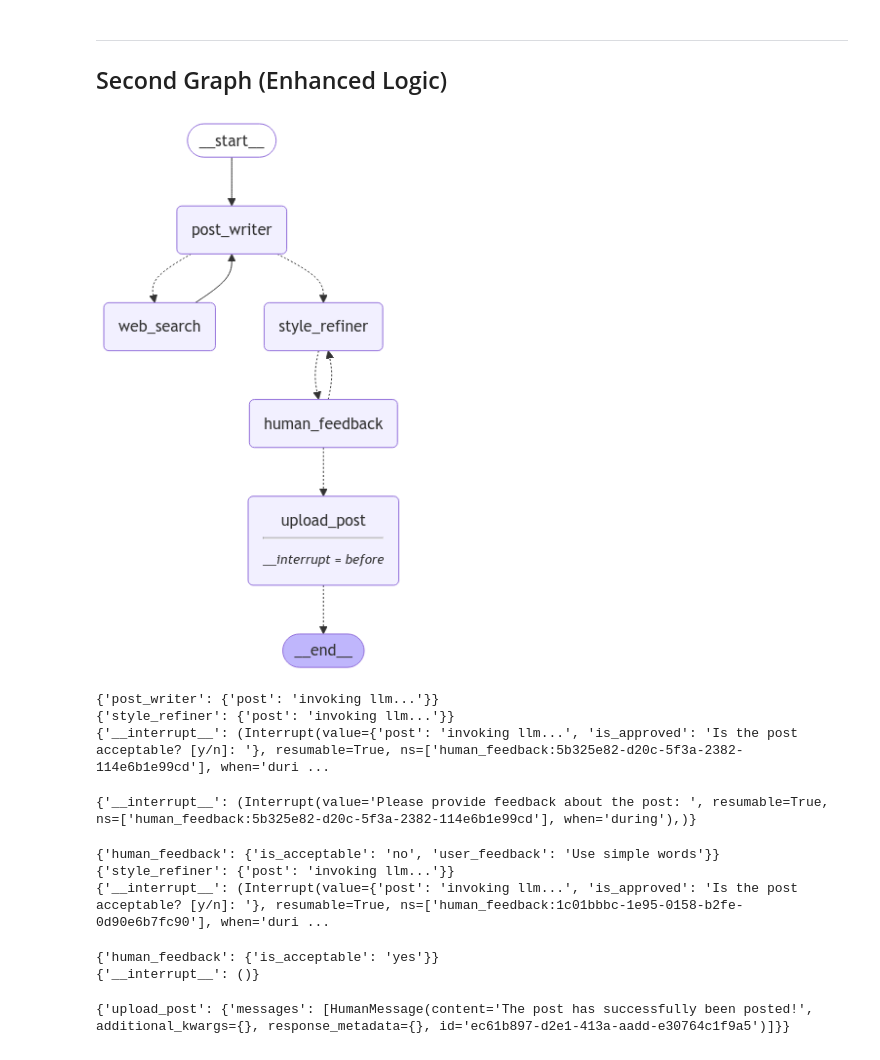
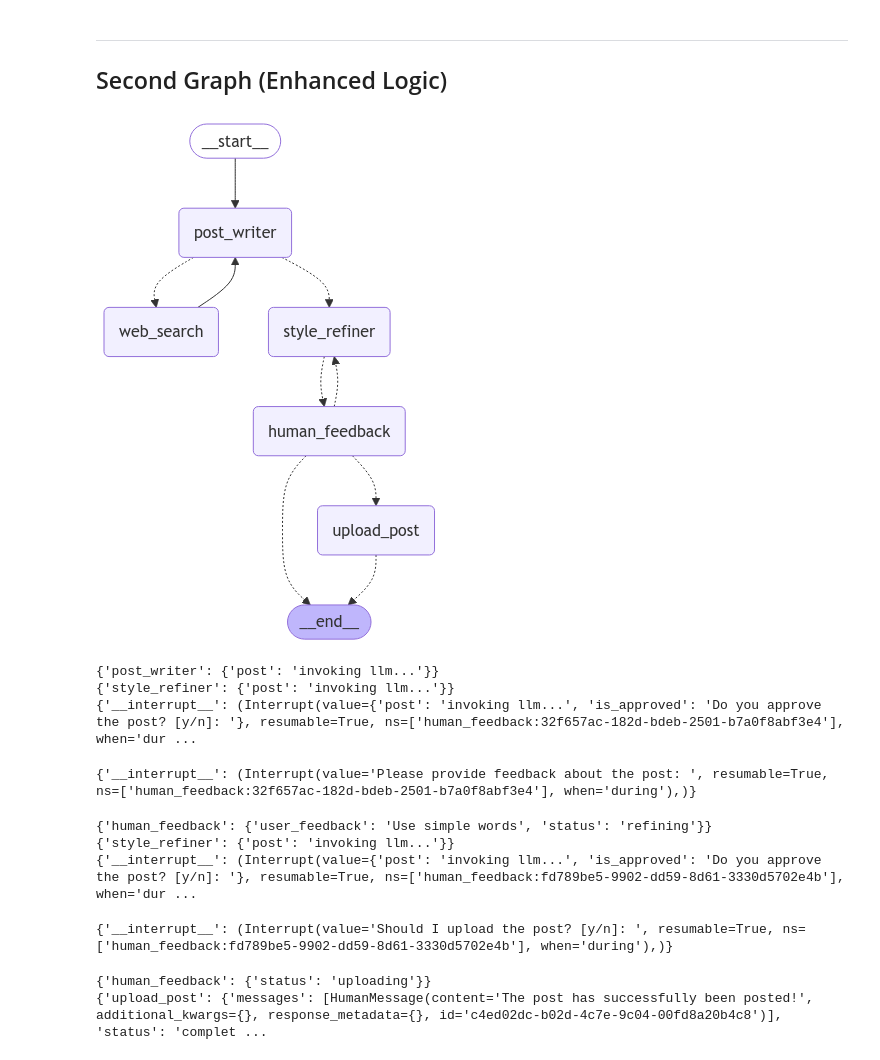
Before and after one commit to aasherkamal216/Project_Aztrogent, a Jupyter notebook: notebooks/linkedin_agent.ipynb, the cells around one changed output. Cells and saved outputs as stored; diff of their text form; code cells hidden in the pictures.

Commit message:
updated interrupt

```diff
--- a/notebooks/linkedin_agent.ipynb
+++ b/notebooks/linkedin_agent.ipynb
@@ -243,7 +243,7 @@ class LinkedInGraphState(MessagesState):
     post: str
     user_feedback: str
     refined_post: str
-    is_acceptable: Literal["yes", "no"]
+    status: Literal["refining", "uploading", "completed"]
 # %%
 def post_writer(state: LinkedInGraphState) -> Command[Literal["web_search","style_refiner"]]:
     response = "invoking llm..."
@@ -266,17 +266,27 @@ def style_refiner(state: LinkedInGraphState) -> Command[Literal["human_feedback"
         goto="human_feedback"
     )
 # %%
-def human_feedback(state: LinkedInGraphState) -> Command[Literal["upload_post", "style_refiner"]]:
-    review = interrupt({"post": state["post"], "is_approved": "Is the post acceptable? [y/n]: "})
+def human_feedback(state: LinkedInGraphState) -> Command[Literal["upload_post", "style_refiner", "__end__"]]:
+    review = interrupt({"post": state["post"], "is_approved": "Do you approve the post? [y/n]: "})
 
     if review.lower().strip() == "y":
-        return Command(
-            update={"is_acceptable": "yes"},
-            goto="upload_post"
-        )
+        should_upload = interrupt("Should I upload the post? [y/n]: ")
+        if should_upload.lower().strip() == "y":
+            return Command(
+                update={"status": "uploading"},
+                goto="upload_post"
+            )
+        elif should_upload.lower().strip() == "n":
+            return Command(
+                update={
+                    "messages": [HumanMessage(content="The post has been written!")],
+                    "status": "completed"
+                    },
+                goto="__end__"
+            )
     else:
         feedback = interrupt("Please provide feedback about the post: ")
         return Command(
-            update={"is_acceptable": "no", "user_feedback": feedback},
+            update={"user_feedback": feedback, "status": "refining"},
             goto="style_refiner"
         )
@@ -290,38 +294,41 @@ def should_upload(state: LinkedInGraphState) -> Literal["upload_post", "__end__"
 def upload_post(state: LinkedInGraphState) -> Command[Literal["__end__"]]:
 
     return Command(
-        update={"messages": [HumanMessage(content="The post has successfully been posted!")]},
+        update={
+            "messages": [HumanMessage(content="The post has successfully been posted!")],
+            "status": "completed"
+        },
         goto="__end__"
     )
 # %%
 from langchain_core.runnables import RunnableConfig
 from langgraph.graph import StateGraph, START, END
 from langgraph.prebuilt import ToolNode
 from langgraph.checkpoint.memory import MemorySaver
 
 from typing import TypedDict, Annotated
 from IPython.display import Image, display
 
 # Build graph
 builder = StateGraph(LinkedInGraphState)
 
 builder.add_node("post_writer", post_writer)
 builder.add_node("web_search", ToolNode([tavily_tool]))
 builder.add_node("style_refiner", style_refiner)
 builder.add_node("human_feedback", human_feedback)
 builder.add_node("upload_post", upload_post)
 
 builder.add_edge(START, "post_writer")
 builder.add_edge("web_search", "post_writer")
 
 
 checkpointer = MemorySaver()
-graph = builder.compile(checkpointer=checkpointer, interrupt_before=["upload_post"])
+graph = builder.compile(checkpointer=checkpointer)
 
 ## Display graph
 display(Image(graph.get_graph().draw_mermaid_png()))
 # %% [output]
-[figure, old version]
+[figure, new version]
 # %%
 config = {"configurable": {"thread_id": "123"}}
 
@@ -333,35 +340,35 @@ for event in graph.stream(
 # %% [output]
 {'post_writer': {'post': 'invoking llm...'}}
 {'style_refiner': {'post': 'invoking llm...'}}
-{'__interrupt__': (Interrupt(value={'post': 'invoking llm...', 'is_approved': 'Is the post acceptable? [y/n]: '}, resumable=True, ns=['human_feedback:5b325e82-d20c-5f3a-2382-114e6b1e99cd'], when='duri ...
+{'__interrupt__': (Interrupt(value={'post': 'invoking llm...', 'is_approved': 'Do you approve the post? [y/n]: '}, resumable=True, ns=['human_feedback:32f657ac-182d-bdeb-2501-b7a0f8abf3e4'], when='dur ...
 # %%
 for event in graph.stream(
     Command(resume="n"), config
 ):
     print(event)
 # %% [output]
-{'__interrupt__': (Interrupt(value='Please provide feedback about the post: ', resumable=True, ns=['human_feedback:5b325e82-d20c-5f3a-2382-114e6b1e99cd'], when='during'),)}
+{'__interrupt__': (Interrupt(value='Please provide feedback about the post: ', resumable=True, ns=['human_feedback:32f657ac-182d-bdeb-2501-b7a0f8abf3e4'], when='during'),)}
 # %%
 for event in graph.stream(
     Command(resume="Use simple words"), config
 ):
     print(event)
 # %% [output]
-{'human_feedback': {'is_acceptable': 'no', 'user_feedback': 'Use simple words'}}
+{'human_feedback': {'user_feedback': 'Use simple words', 'status': 'refining'}}
 {'style_refiner': {'post': 'invoking llm...'}}
-{'__interrupt__': (Interrupt(value={'post': 'invoking llm...', 'is_approved': 'Is the post acceptable? [y/n]: '}, resumable=True, ns=['human_feedback:1c01bbbc-1e95-0158-b2fe-0d90e6b7fc90'], when='duri ...
+{'__interrupt__': (Interrupt(value={'post': 'invoking llm...', 'is_approved': 'Do you approve the post? [y/n]: '}, resumable=True, ns=['human_feedback:fd789be5-9902-dd59-8d61-3330d5702e4b'], when='dur ...
 # %%
 for event in graph.stream(
     Command(resume="y"), config
 ):
     print(event)
 # %% [output]
-{'human_feedback': {'is_acceptable': 'yes'}}
-{'__interrupt__': ()}
+{'__interrupt__': (Interrupt(value='Should I upload the post? [y/n]: ', resumable=True, ns=['human_feedback:fd789be5-9902-dd59-8d61-3330d5702e4b'], when='during'),)}
 # %%
 for event in graph.stream(
-    None, config  ## Resume from the upload_post
+    Command(resume="y"), config
 ):
     print(event)
 # %% [output]
-{'upload_post': {'messages': [HumanMessage(content='The post has successfully been posted!', additional_kwargs={}, response_metadata={}, id='ec61b897-d2e1-413a-aadd-e30764c1f9a5')]}}
+{'human_feedback': {'status': 'uploading'}}
+{'upload_post': {'messages': [HumanMessage(content='The post has successfully been posted!', additional_kwargs={}, response_metadata={}, id='c4ed02dc-b02d-4c7e-9c04-00fd8a20b4c8')], 'status': 'complet ...
```
Also changed, not shown: parts of 1 cell of this notebook.
